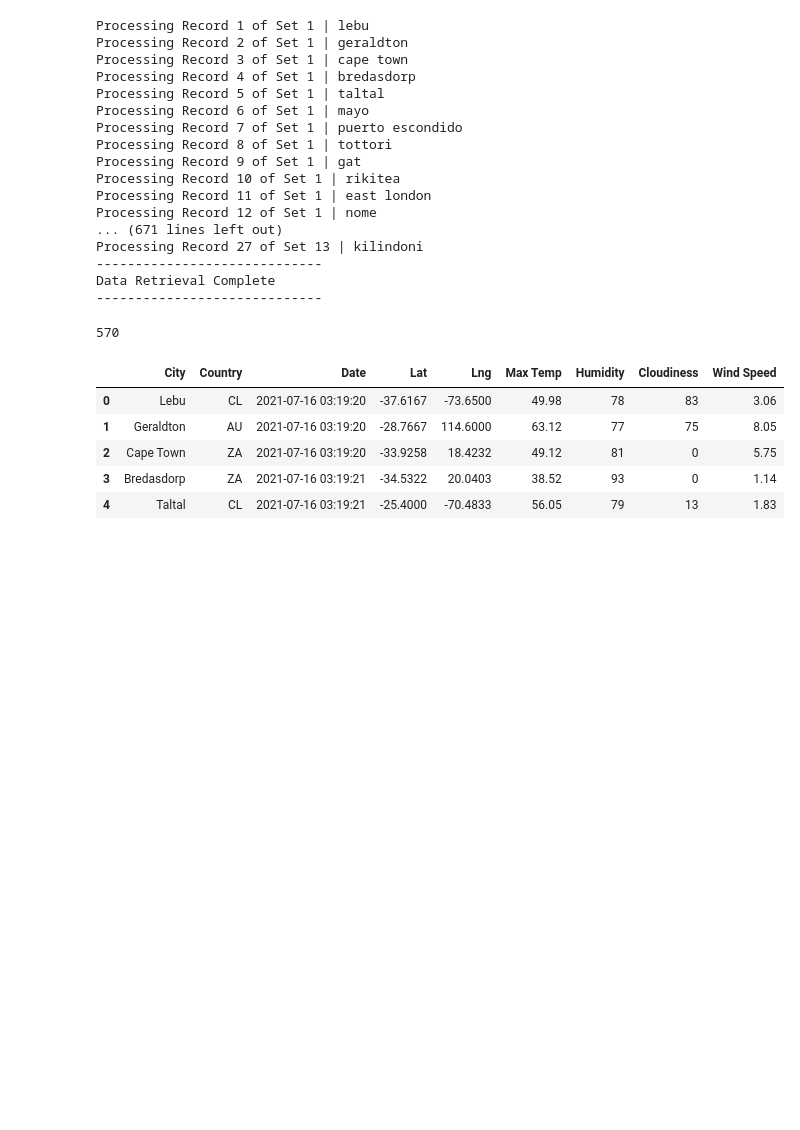
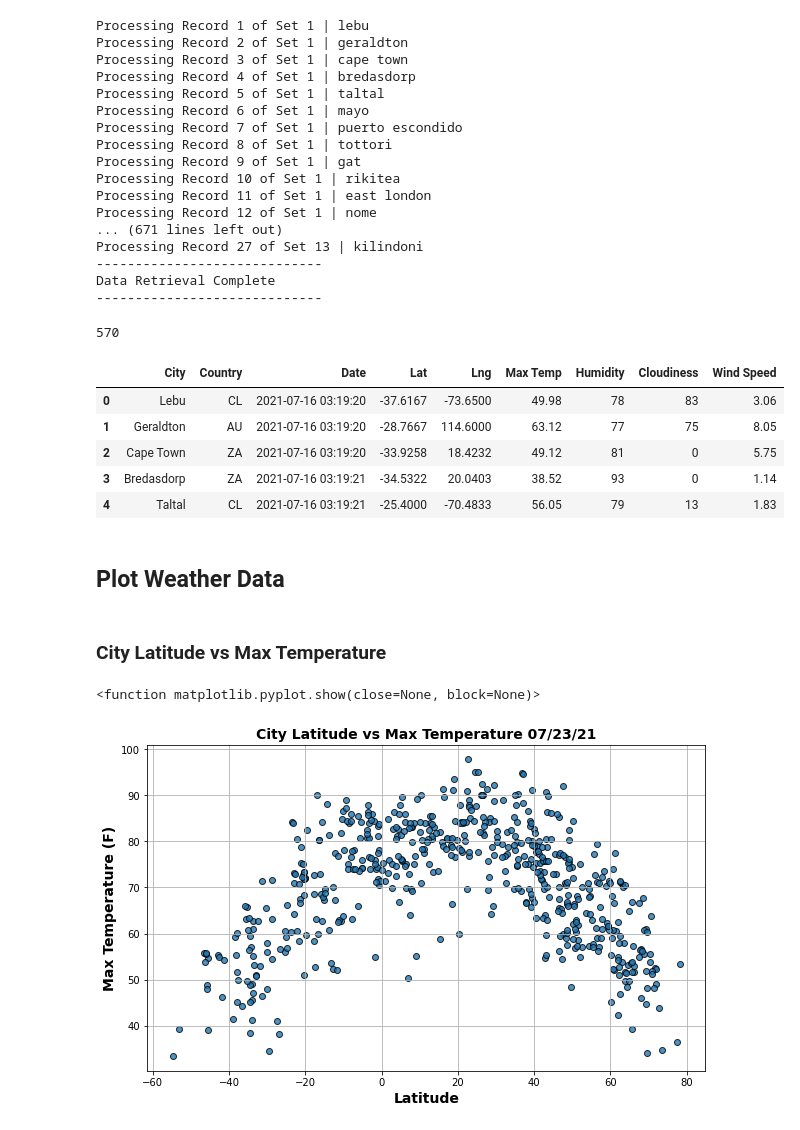
Before and after one commit to jadakai/World_Weather_Analysis, a Jupyter notebook: WeatherPy.ipynb, the cells around one changed output. Drawn from its saved outputs; the diff is of its cells as text; code cells hidden in the pictures; blank space fills up the shorter version.

Commit message:
scatter plots added

```diff
--- a/WeatherPy.ipynb
+++ b/WeatherPy.ipynb
@@ -148,0 +155,33 @@ city_data_df.head()
+# %% [markdown]
+## Plot Weather Data
+# %%
+# Pull revelant Data from DF
+lat = city_data_df["Lat"]
+max_temp = city_data_df["Max Temp"]
+hum = city_data_df["Humidity"]
+clouds = city_data_df["Cloudiness"]
+wind = city_data_df["Wind Speed"]
+# %% [markdown]
+### City Latitude vs Max Temperature
+# %%
+# Create Scatter Chart for Lat vs Max Temp
+plt.subplots(figsize=(10,6))
+plt.scatter(lat, max_temp, label='cities',
+            edgecolor='black', linewidths=1,
+            alpha=0.8, marker='o')
+
+# Add title and labels
+plt.title(f"City Latitude vs Max Temperature " + time.strftime('%x'),
+          fontweight='semibold', fontsize=14)
+plt.xlabel("Latitude", fontweight='semibold', fontsize=14)
+plt.ylabel("Max Temperature (F)",fontweight='semibold', fontsize=14)
+
+# Add Grid
+plt.grid()
+
+# Save Fig and show
+plt.savefig('weather_data/Fig1.png')
+plt.show
+# %% [output]
+<function matplotlib.pyplot.show(close=None, block=None)>
+[figure, added]
```
Also changed, not shown: parts of 23 cells of this notebook, 15 other files.
